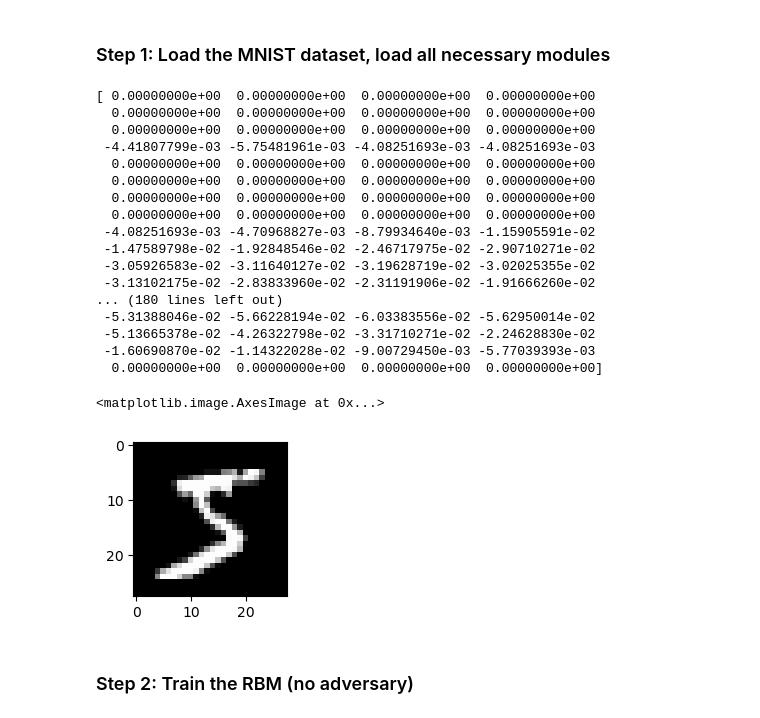
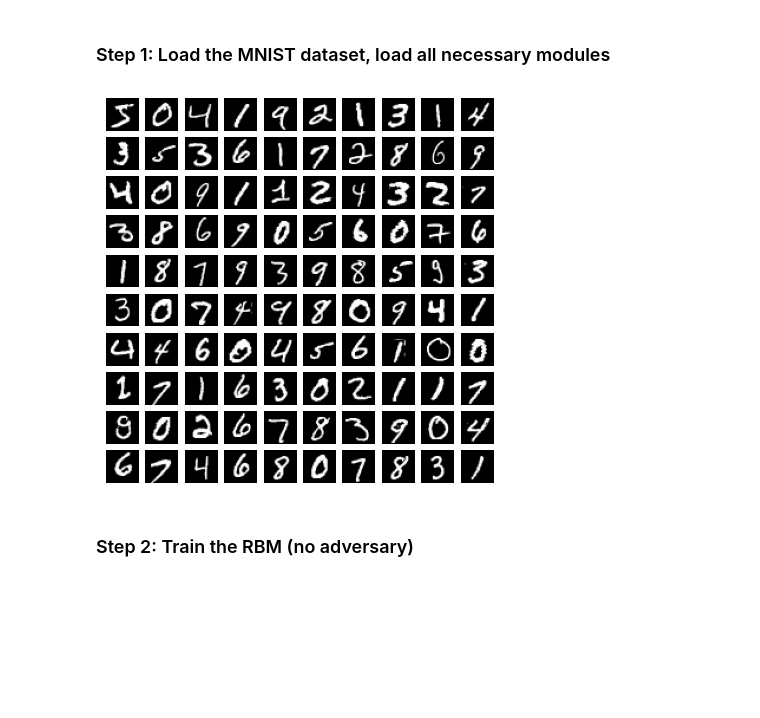
Before and after one commit to ajy25/adversarialRBMs, a Jupyter notebook: demos/rbm_demos/mnist_demo.ipynb, the cells around one changed output. Saved outputs shown, nothing was run; the diff lists cells and outputs as text; code cells hidden in the pictures; blank space fills up the shorter version.

```diff
--- a/demos/rbm_demos/mnist_demo.ipynb
+++ b/demos/rbm_demos/mnist_demo.ipynb
@@ -3,44 +3,31 @@
 # %%
 import os, sys
 directory_path = os.path.dirname(os.path.abspath("__notebook__"))
 sys.path.append('../../')
 import numpy as np
 np.random.seed(42)
 import matplotlib.pyplot as plt
 from models import rbm
 from torchvision import datasets
 from sklearn.preprocessing import StandardScaler, MinMaxScaler
 train_dataset = datasets.MNIST(root='./data', train=True, download=True)
 scaler = StandardScaler()
 X = train_dataset.data.numpy()
 n_examples = X.shape[0]
 X = X.reshape(n_examples, -1)
 X = scaler.fit_transform(X)
 y = train_dataset.targets.numpy()
-plt.figure(figsize=(2, 2))
-print(X[0])
-plt.imshow(scaler.inverse_transform(X[0].reshape(1, -1)).reshape(28, 28), cmap='gray')
-# plt.imshow(X[0].reshape(1, -1).reshape(28, 28), cmap='gray')
+# plt.figure(figsize=(2, 2))
+# plt.imshow(scaler.inverse_transform(X[0].reshape(1, -1)).reshape(28, 28), cmap='gray')
+fig, axes = plt.subplots(10, 10, figsize=(5, 5))
+axes = axes.flatten()
+for i in range(100):
+    axes[i].imshow(scaler.inverse_transform(X[i].reshape(1, -1))\
+                   .reshape(28, 28), cmap='gray')
+    axes[i].axis('off')
+plt.show()
 # %% [output]
-[ 0.00000000e+00  0.00000000e+00  0.00000000e+00  0.00000000e+00
-  0.00000000e+00  0.00000000e+00  0.00000000e+00  0.00000000e+00
-  0.00000000e+00  0.00000000e+00  0.00000000e+00  0.00000000e+00
- -4.41807799e-03 -5.75481961e-03 -4.08251693e-03 -4.08251693e-03
-  0.00000000e+00  0.00000000e+00  0.00000000e+00  0.00000000e+00
-  0.00000000e+00  0.00000000e+00  0.00000000e+00  0.00000000e+00
-  0.00000000e+00  0.00000000e+00  0.00000000e+00  0.00000000e+00
-  0.00000000e+00  0.00000000e+00  0.00000000e+00  0.00000000e+00
- -4.08251693e-03 -4.70968827e-03 -8.79934640e-03 -1.15905591e-02
- -1.47589798e-02 -1.92848546e-02 -2.46717975e-02 -2.90710271e-02
- -3.05926583e-02 -3.11640127e-02 -3.19628719e-02 -3.02025355e-02
- -3.13102175e-02 -2.83833960e-02 -2.31191906e-02 -1.91666260e-02
-... (180 lines left out)
- -5.31388046e-02 -5.66228194e-02 -6.03383556e-02 -5.62950014e-02
- -5.13665378e-02 -4.26322798e-02 -3.31710271e-02 -2.24628830e-02
- -1.60690870e-02 -1.14322028e-02 -9.00729450e-03 -5.77039393e-03
-  0.00000000e+00  0.00000000e+00  0.00000000e+00  0.00000000e+00]
-<matplotlib.image.AxesImage at 0x...>
-[figure, old version]
+[figure, new version]
 # %% [markdown]
 ### Step 2: Train the RBM (no adversary)
 # %%
```
Also changed, not shown: parts of 4 cells of this notebook, 23 other files.
